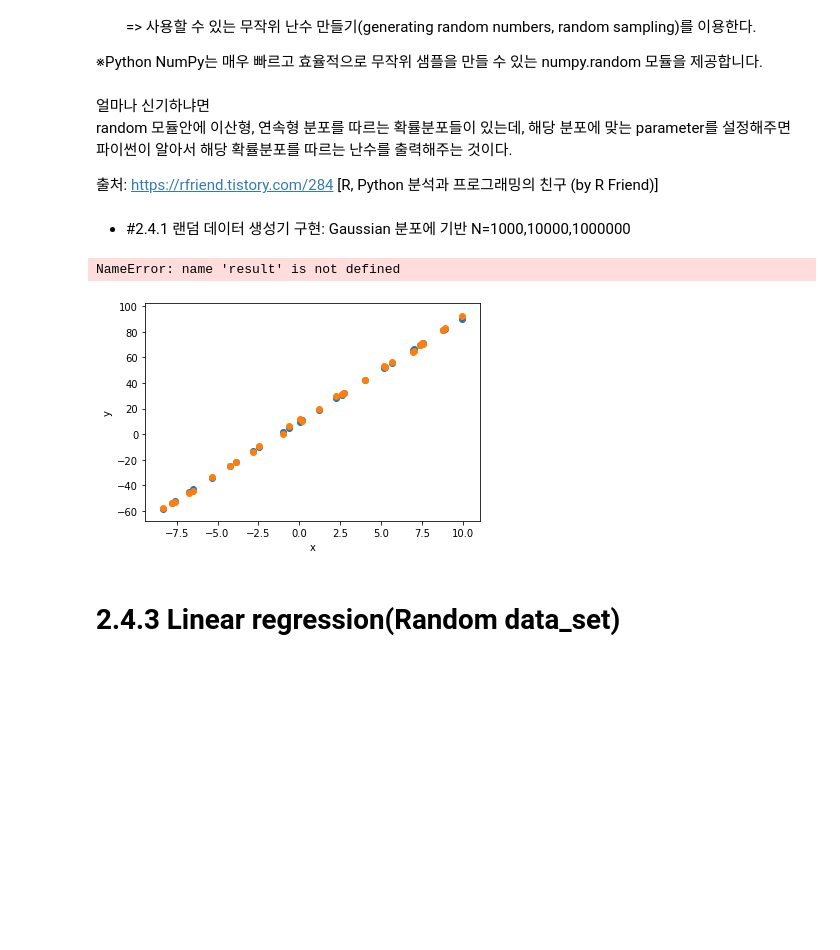
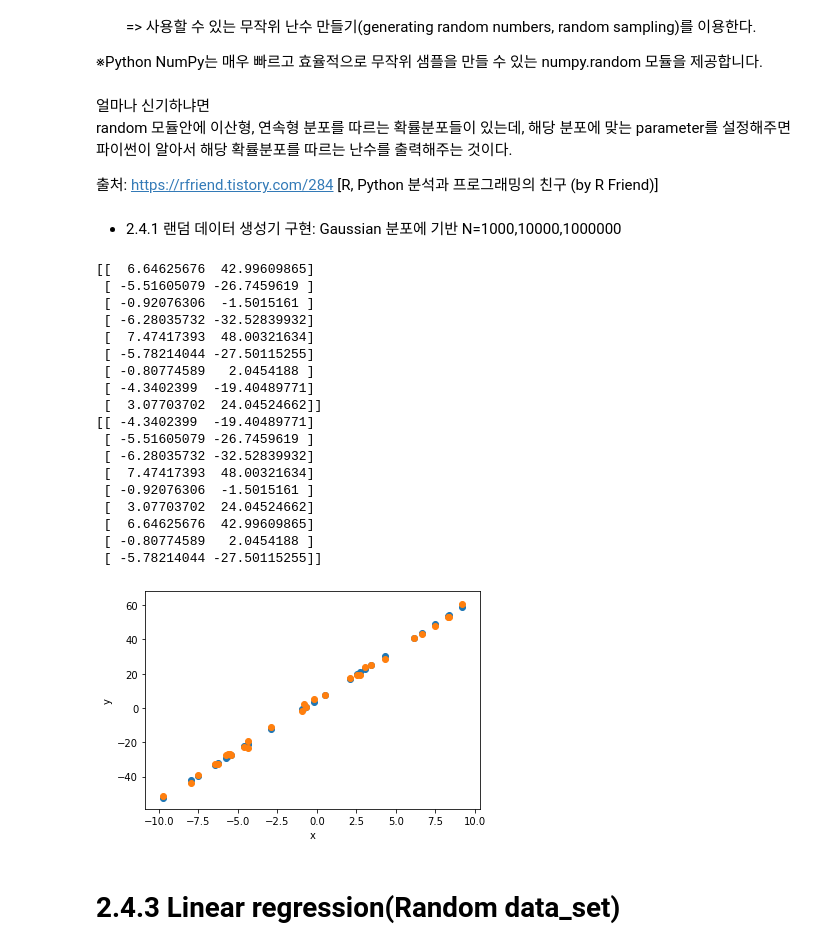
Before and after one commit to YHWOO13/JBNU-2021-WINTER, a Jupyter notebook: Deep Learning/2.Linear regression.ipynb, the cells around one changed output. Saved outputs shown, nothing was run; the diff lists cells and outputs as text; code cells hidden in the pictures; blank space fills up the shorter version.

```diff
--- a/Deep Learning/2.Linear regression.ipynb
+++ b/Deep Learning/2.Linear regression.ipynb
@@ -176,7 +176,7 @@ random 모듈안에 이산형, 연속형 분포를 따르는 확률분포들이
 
 출처: https://rfriend.tistory.com/284 [R, Python 분석과 프로그래밍의 친구 (by R Friend)]
 # %% [markdown]
-- #2.4.1 랜덤 데이터 생성기 구현: Gaussian 분포에 기반 N=1000,10000,1000000
+- 2.4.1 랜덤 데이터 생성기 구현: Gaussian 분포에 기반 N=1000,10000,1000000
 # %%
 xlis = []
 ylis = []
@@ -194,36 +194,54 @@ def data_set(R,size):
         y = np.random.normal(W*x+b,1,size=size)
         xlis.append(x)
         ylis.append(y)
         flis.append(W*x+b)
 
     x=np.array(xlis)
     y=np.array(ylis)
 
     result = np.concatenate((x,y),axis=1)
 
+    return result
 
-data_set(10,1)
+result=data_set(10,1)
 plt.scatter(xlis,flis)
 plt.scatter(xlis,ylis)
 plt.xlabel('x')
 plt.ylabel('y')
 
 train_idx=int(result.shape[0]*0.6)
 dev_idx=int(result.shape[0]*0.1)
 test_idx=int(result.shape[0]*0.3)
 
 train_data_set=result[0:train_idx,:]
 test_data_set=result[train_idx:train_idx+test_idx,:]
 dev_data_set=result[train_idx+test_idx:train_idx+test_idx+dev_idx,:]
 
 print(test_data_set)
 test_data_set=np.random.permutation(test_data_set)
 print(test_data_set)
 
 #print(result[:,0])
 # %% [output]
-NameError: name 'result' is not defined
+[[  6.64625676  42.99609865]
+ [ -5.51605079 -26.7459619 ]
+ [ -0.92076306  -1.5015161 ]
+ [ -6.28035732 -32.52839932]
+ [  7.47417393  48.00321634]
+ [ -5.78214044 -27.50115255]
+ [ -0.80774589   2.0454188 ]
+ [ -4.3402399  -19.40489771]
+ [  3.07703702  24.04524662]]
+[[ -4.3402399  -19.40489771]
+ [ -5.51605079 -26.7459619 ]
+ [ -6.28035732 -32.52839932]
+ [  7.47417393  48.00321634]
+ [ -0.92076306  -1.5015161 ]
+ [  3.07703702  24.04524662]
+ [  6.64625676  42.99609865]
+ [ -0.80774589   2.0454188 ]
+ [ -5.78214044 -27.50115255]]
-[figure, old version]
+[figure, new version]
 # %%
 # 2.4.2 scikit sample: Diabetes
 
```
Also changed, not shown: parts of 2 cells of this notebook, 1 other file.
